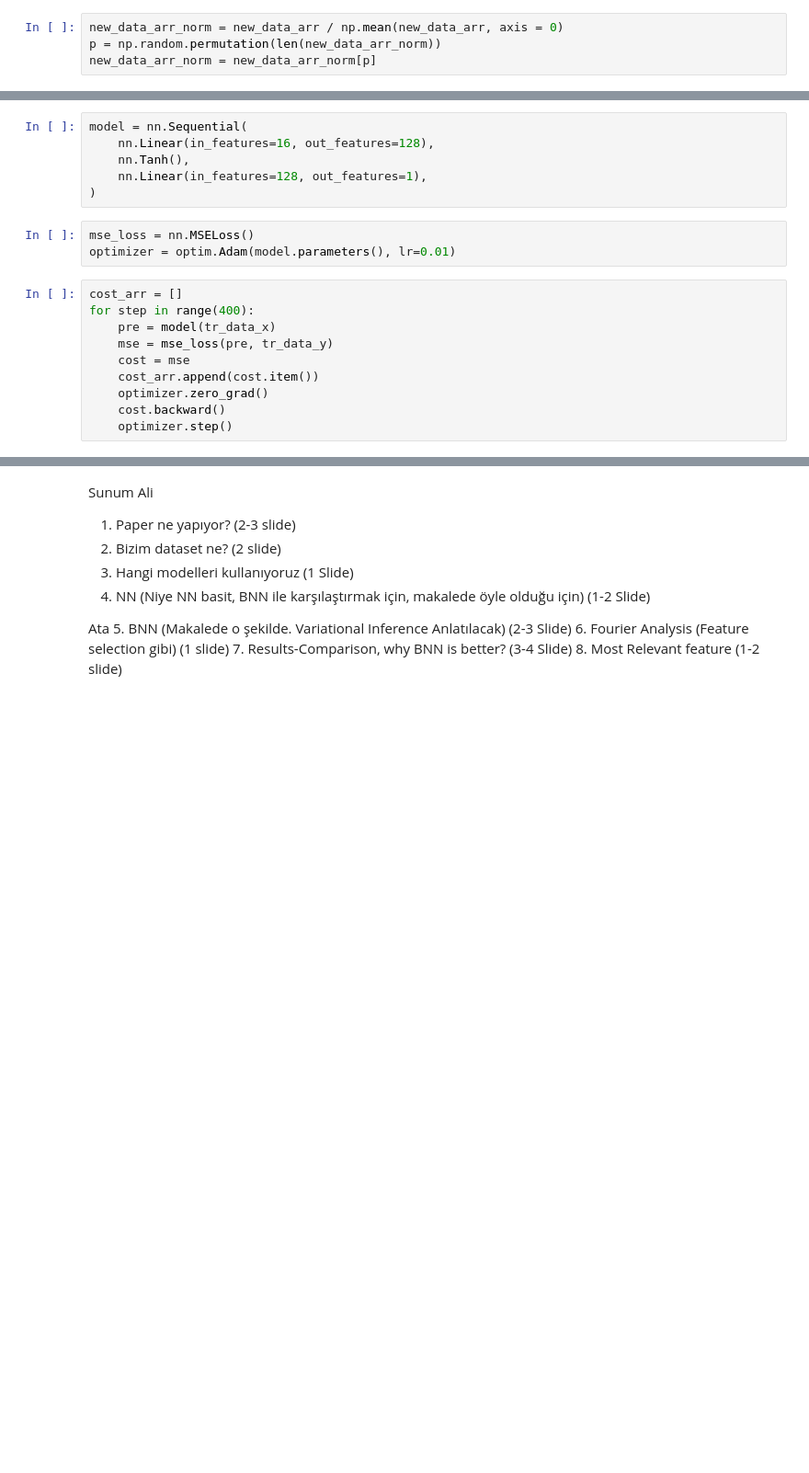
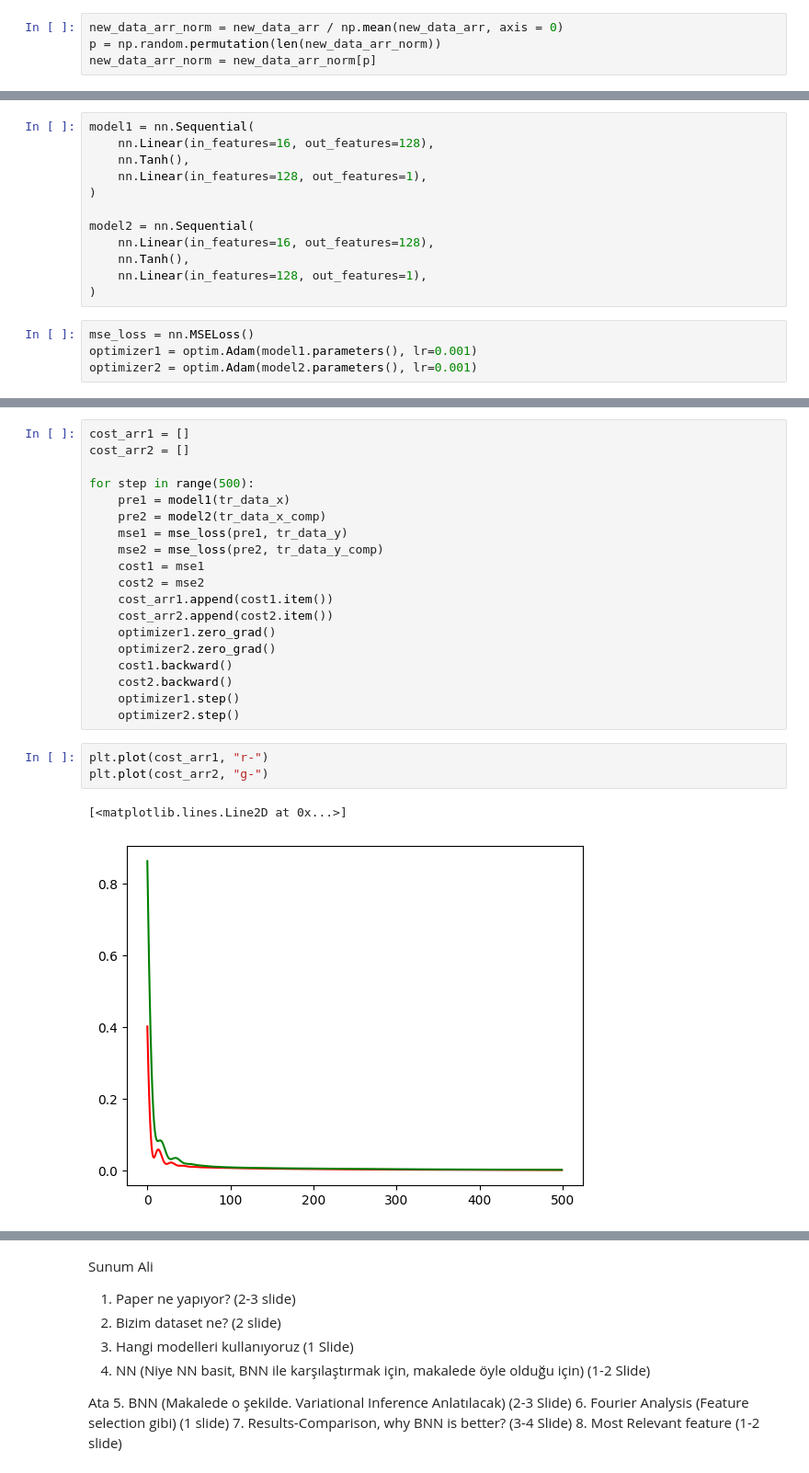
Before and after one commit to Ata-gith/CS550, a Jupyter notebook: Bayesian NN/CS550_Project.ipynb, the cells around one changed output, grey strips where cells are left out. Shown at 92% size. Saved outputs shown, nothing was run; the diff lists cells and outputs as text; blank space fills up the shorter version.

```diff
--- a/Bayesian NN/CS550_Project.ipynb
+++ b/Bayesian NN/CS550_Project.ipynb
@@ -41,19 +92,16 @@ ts_data_y = torch.from_numpy(np.expand_dims(ts_data.T[0].T, axis = -1).astype(np
 # %%
-model = nn.Sequential(
+model1 = nn.Sequential(
     nn.Linear(in_features=16, out_features=128),
     nn.Tanh(),
     nn.Linear(in_features=128, out_features=1),
 )
+
+model2 = nn.Sequential(
+    nn.Linear(in_features=16, out_features=128),
+    nn.Tanh(),
+    nn.Linear(in_features=128, out_features=1),
+)
 # %%
 mse_loss = nn.MSELoss()
-optimizer = optim.Adam(model.parameters(), lr=0.01)
+optimizer1 = optim.Adam(model1.parameters(), lr=0.001)
+optimizer2 = optim.Adam(model2.parameters(), lr=0.001)
-# %%
-cost_arr = []
-for step in range(400):
-    pre = model(tr_data_x)
-    mse = mse_loss(pre, tr_data_y)
-    cost = mse
-    cost_arr.append(cost.item())
-    optimizer.zero_grad()
-    cost.backward()
-    optimizer.step()
@@ -64,0 +108,25 @@ plt.plot(cost_arr)
+# %%
+cost_arr1 = []
+cost_arr2 = []
+
+for step in range(500):
+    pre1 = model1(tr_data_x)
+    pre2 = model2(tr_data_x_comp)
+    mse1 = mse_loss(pre1, tr_data_y)
+    mse2 = mse_loss(pre2, tr_data_y_comp)
+    cost1 = mse1
+    cost2 = mse2
+    cost_arr1.append(cost1.item())
+    cost_arr2.append(cost2.item())
+    optimizer1.zero_grad()
+    optimizer2.zero_grad()
+    cost1.backward()
+    cost2.backward()
+    optimizer1.step()
+    optimizer2.step()
+# %%
+plt.plot(cost_arr1, "r-")
+plt.plot(cost_arr2, "g-")
+# %% [output]
+[<matplotlib.lines.Line2D at 0x...>]
+[figure, added]
```
Also changed, not shown: parts of 13 cells of this notebook, 3 other files.
